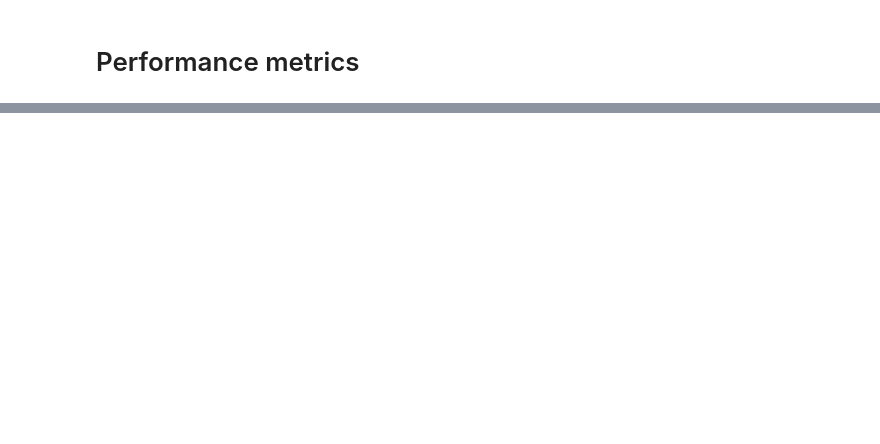
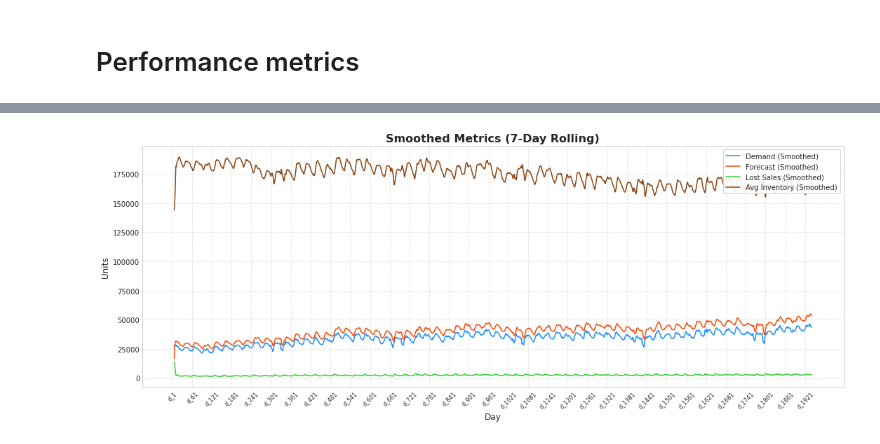
Before and after one commit to Jboistel/memoire, a Jupyter notebook: test.ipynb, the cells around one changed output, grey strips where cells are left out. Saved outputs shown, nothing was run; the diff lists cells and outputs as text; code cells hidden in the pictures; blank space fills up the shorter version.

```diff
--- a/test.ipynb
+++ b/test.ipynb
@@ -99,0 +278,37 @@ Example DataFrame for FOODS_1_001_CA_1_evaluation:
+# %%
+# Agrégation
+total_demand = demand_matrix.sum(axis=0)
+total_forecast = forecast_matrix.sum(axis=0)
+total_inventory = inventory_begin_matrix.sum(axis=0)
+total_lost_sales = lost_sales_matrix.sum(axis=0)
+
+# Paramètres de style
+plt.style.use('seaborn-whitegrid')
+plt.figure(figsize=(15, 6))
+
+# Tracés
+plt.plot(smoothed_demand, label='Demand (Smoothed)', color='dodgerblue')
+plt.plot(smoothed_forecast, label='Forecast (Smoothed)', color='orangered')
+plt.plot(smoothed_lost_sales, label='Lost Sales (Smoothed)', color='limegreen')
+plt.plot(smoothed_inventory, label='Avg Inventory (Smoothed)', color='saddlebrown')
+
+
+# Améliorations visuelles
+plt.title('Smoothed Metrics (7-Day Rolling)', fontsize=16, fontweight='bold')
+plt.xlabel('Day', fontsize=12)
+plt.ylabel('Units', fontsize=12)
+plt.xticks(rotation=45)
+plt.tick_params(axis='x', labelsize=8)
+plt.grid(True, linestyle='--', alpha=0.6)
+plt.legend(loc='upper right', frameon=True, framealpha=0.9)
+
+# Limiter les xticks pour lisibilité
+xtick_interval = 60  # afficher 1 tick tous les 60 jours
+plt.xticks(ticks=range(0, len(total_demand), xtick_interval),
+           labels=total_demand.index[::xtick_interval], rotation=45)
+
+plt.tight_layout()
+plt.show()
+rolling_window = 7  # une semaine
+# %% [output]
+[figure, added]
```
Also changed, not shown: parts of 20 cells of this notebook.
